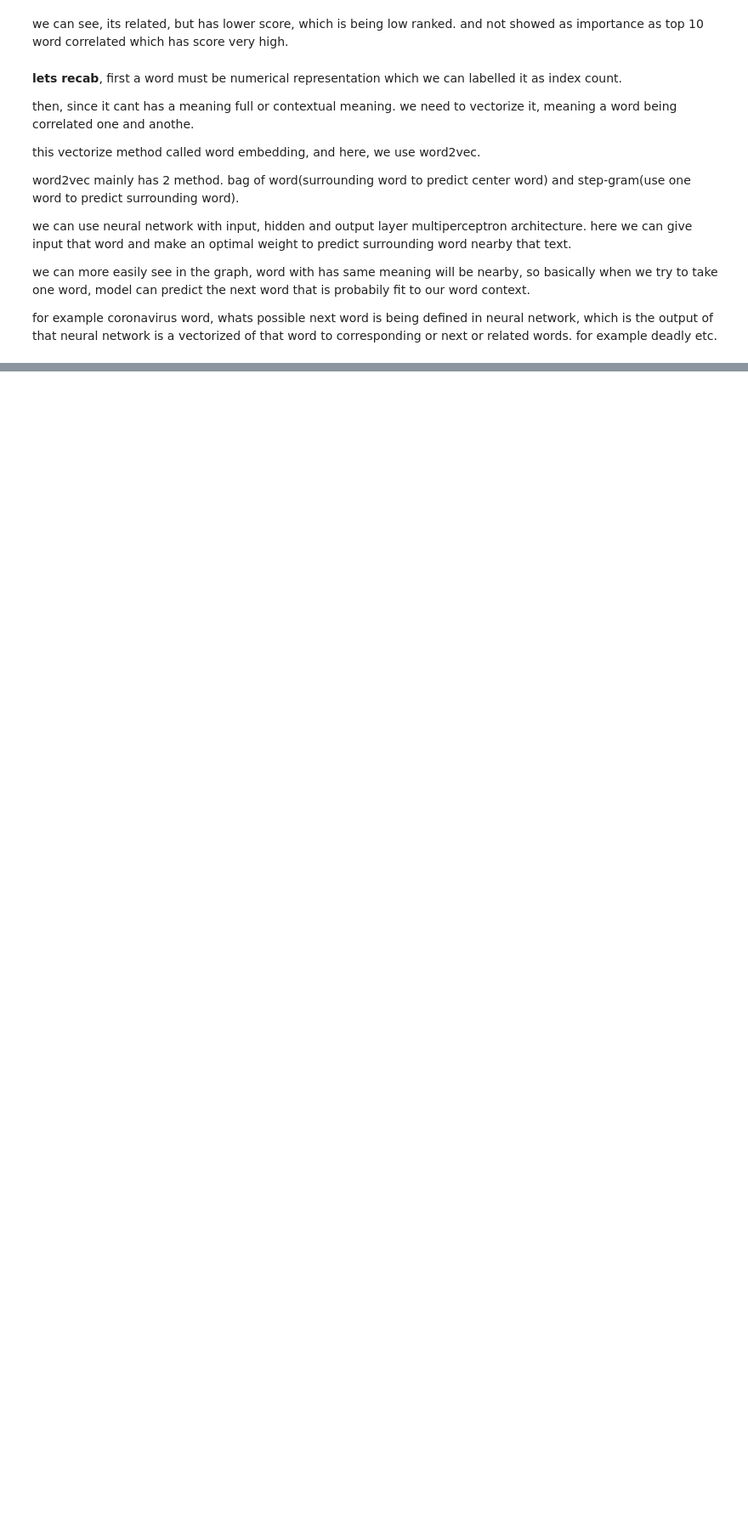
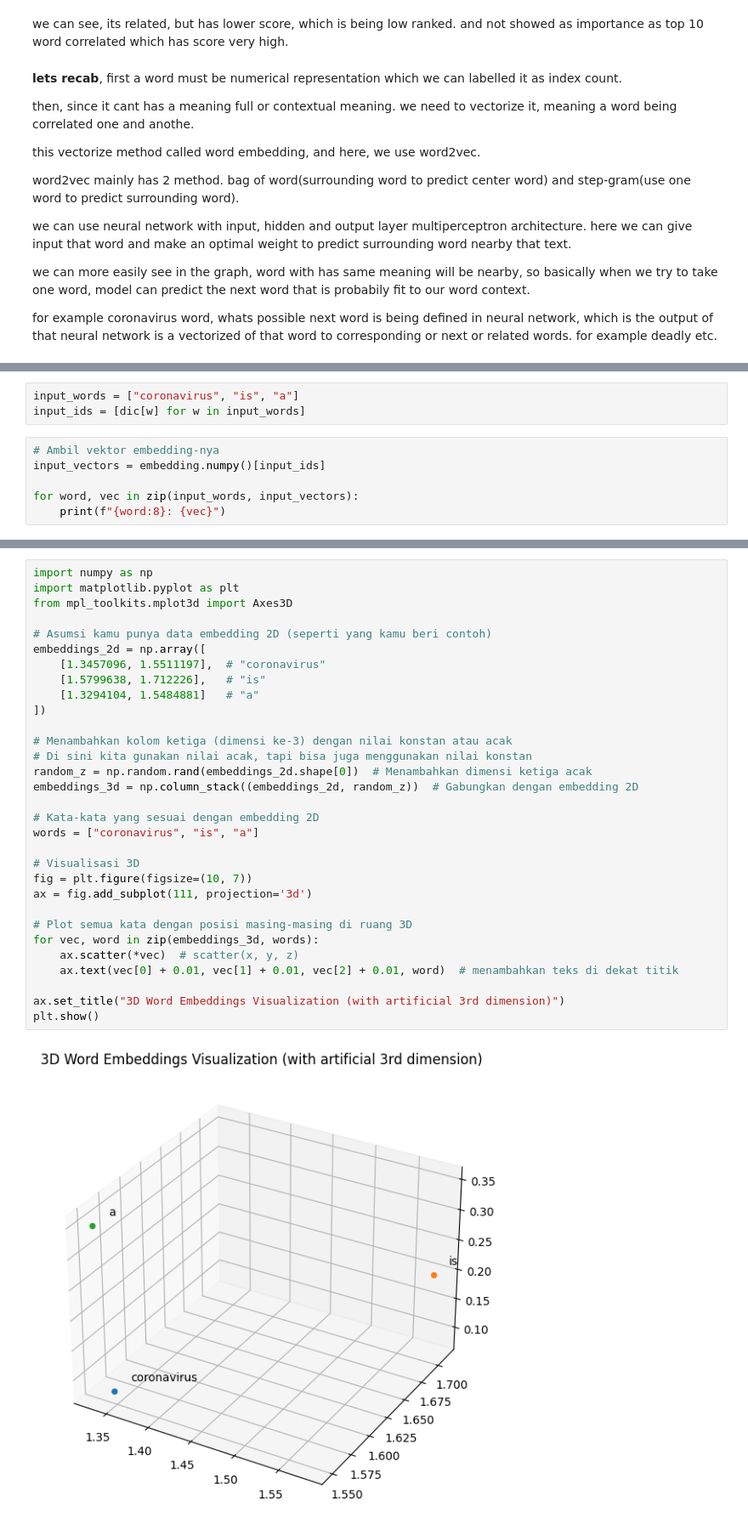
Before and after one commit to Ryanakml/NLP-Word-has-Vector, a Jupyter notebook: word2vec.ipynb, the cells around one changed output, grey strips where cells are left out. Shown at 85% size. Drawn from its saved outputs; the diff is of its cells as text; blank space fills up the shorter version.

```diff
--- a/word2vec.ipynb
+++ b/word2vec.ipynb
@@ -471,0 +571,9 @@ for example coronavirus word, whats possible next word is being defined in neura
+# %%
+input_words = ["coronavirus", "is", "a"]
+input_ids = [dic[w] for w in input_words]
+# %%
+# Ambil vektor embedding-nya
+input_vectors = embedding.numpy()[input_ids]
+
+for word, vec in zip(input_words, input_vectors):
+    print(f"{word:8}: {vec}")
@@ -471,0 +584,33 @@ for example coronavirus word, whats possible next word is being defined in neura
+# %%
+import numpy as np
+import matplotlib.pyplot as plt
+from mpl_toolkits.mplot3d import Axes3D
+
+# Asumsi kamu punya data embedding 2D (seperti yang kamu beri contoh)
+embeddings_2d = np.array([
+    [1.3457096, 1.5511197],  # "coronavirus"
+    [1.5799638, 1.712226],   # "is"
+    [1.3294104, 1.5484881]   # "a"
+])
+
+# Menambahkan kolom ketiga (dimensi ke-3) dengan nilai konstan atau acak
+# Di sini kita gunakan nilai acak, tapi bisa juga menggunakan nilai konstan
+random_z = np.random.rand(embeddings_2d.shape[0])  # Menambahkan dimensi ketiga acak
+embeddings_3d = np.column_stack((embeddings_2d, random_z))  # Gabungkan dengan embedding 2D
+
+# Kata-kata yang sesuai dengan embedding 2D
+words = ["coronavirus", "is", "a"]
+
+# Visualisasi 3D
+fig = plt.figure(figsize=(10, 7))
+ax = fig.add_subplot(111, projection='3d')
+
+# Plot semua kata dengan posisi masing-masing di ruang 3D
+for vec, word in zip(embeddings_3d, words):
+    ax.scatter(*vec)  # scatter(x, y, z)
+    ax.text(vec[0] + 0.01, vec[1] + 0.01, vec[2] + 0.01, word)  # menambahkan teks di dekat titik
+
+ax.set_title("3D Word Embeddings Visualization (with artificial 3rd dimension)")
+plt.show()
+# %% [output]
+[figure, added]
```
Also changed, not shown: parts of 12 cells of this notebook, 1 other file.
